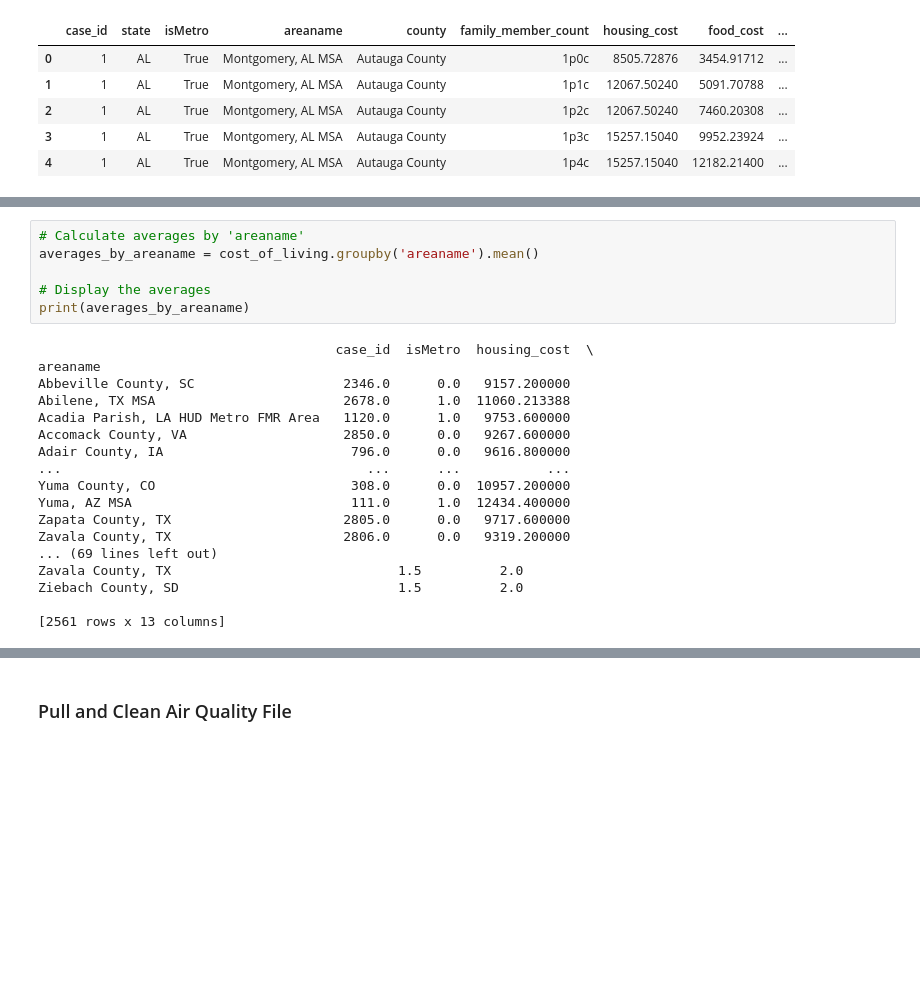
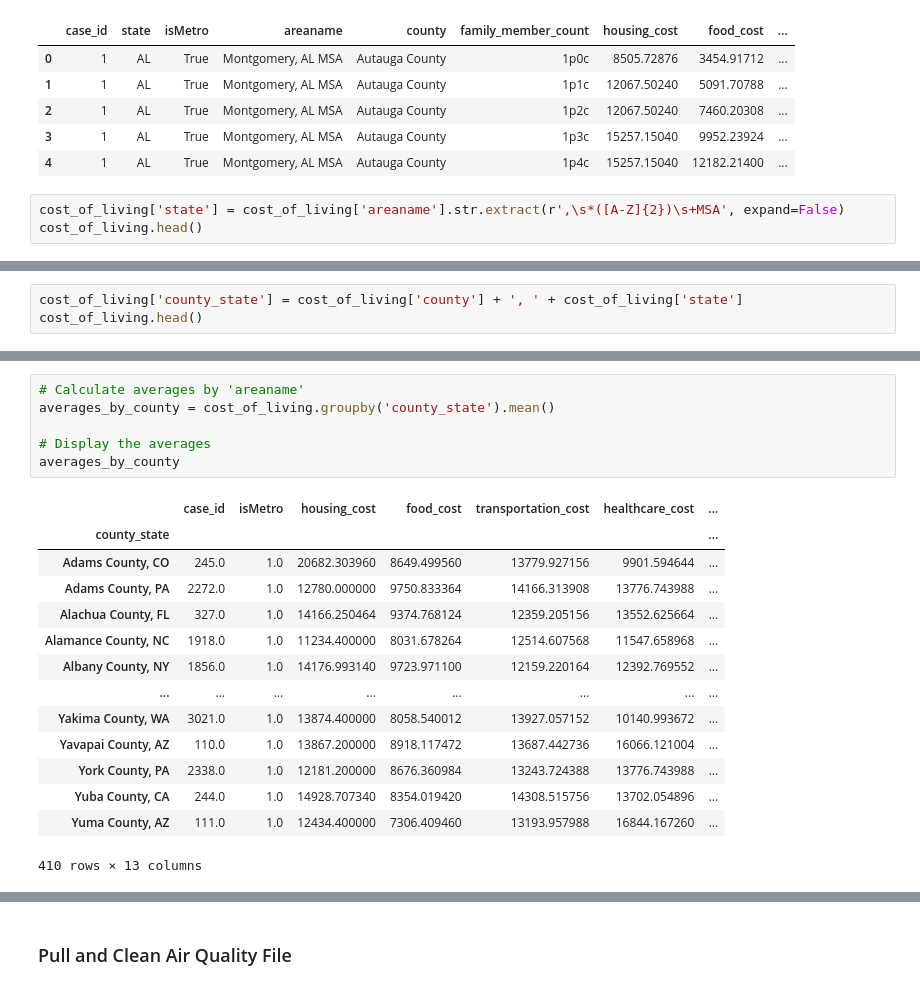
Before and after one commit to kflemming30/6505-Project, a Jupyter notebook: airbnb_data_exploration.ipynb, the cells around one changed output, grey strips where cells are left out. Drawn from its saved outputs; the diff is of its cells as text; blank space fills up the shorter version.

```diff
--- a/airbnb_data_exploration.ipynb
+++ b/airbnb_data_exploration.ipynb
@@ -154,3 +152,6 @@ cost_of_living.head()
 | 2 | 1 | AL | True | Montgomery, AL MSA | Autauga County | 1p2c | 12067.50240 | 7460.20308 | ... |
 | 3 | 1 | AL | True | Montgomery, AL MSA | Autauga County | 1p3c | 15257.15040 | 9952.23924 | ... |
 | 4 | 1 | AL | True | Montgomery, AL MSA | Autauga County | 1p4c | 15257.15040 | 12182.21400 | ... |
+# %%
+cost_of_living['state'] = cost_of_living['areaname'].str.extract(r',\s*([A-Z]{2})\s+MSA', expand=False)
+cost_of_living.head()
@@ -156,0 +165,3 @@ cost_of_living.head()
+# %%
+cost_of_living['county_state'] = cost_of_living['county'] + ', ' + cost_of_living['state']
+cost_of_living.head()
@@ -187,25 +205,22 @@ child_count                6286
 dtype: int64
 # %%
 # Calculate averages by 'areaname'
-averages_by_areaname = cost_of_living.groupby('areaname').mean()
+averages_by_county = cost_of_living.groupby('county_state').mean()
 
 # Display the averages
-print(averages_by_areaname)
+averages_by_county
 # %% [output]
+|  | case_id | isMetro | housing_cost | food_cost | transportation_cost | healthcare_cost | ... |
+| county_state |  |  |  |  |  |  | ... |
+| Adams County, CO | 245.0 | 1.0 | 20682.303960 | 8649.499560 | 13779.927156 | 9901.594644 | ... |
+| Adams County, PA | 2272.0 | 1.0 | 12780.000000 | 9750.833364 | 14166.313908 | 13776.743988 | ... |
+| Alachua County, FL | 327.0 | 1.0 | 14166.250464 | 9374.768124 | 12359.205156 | 13552.625664 | ... |
+| Alamance County, NC | 1918.0 | 1.0 | 11234.400000 | 8031.678264 | 12514.607568 | 11547.658968 | ... |
+| Albany County, NY | 1856.0 | 1.0 | 14176.993140 | 9723.971100 | 12159.220164 | 12392.769552 | ... |
+| ... | ... | ... | ... | ... | ... | ... | ... |
+| Yakima County, WA | 3021.0 | 1.0 | 13874.400000 | 8058.540012 | 13927.057152 | 10140.993672 | ... |
+| Yavapai County, AZ | 110.0 | 1.0 | 13867.200000 | 8918.117472 | 13687.442736 | 16066.121004 | ... |
+| York County, PA | 2338.0 | 1.0 | 12181.200000 | 8676.360984 | 13243.724388 | 13776.743988 | ... |
+| Yuba County, CA | 244.0 | 1.0 | 14928.707340 | 8354.019420 | 14308.515756 | 13702.054896 | ... |
+| Yuma County, AZ | 111.0 | 1.0 | 12434.400000 | 7306.409460 | 13193.957988 | 16844.167260 | ... |
-                                      case_id  isMetro  housing_cost  \
-areaname
-Abbeville County, SC                   2346.0      0.0   9157.200000
-Abilene, TX MSA                        2678.0      1.0  11060.213388
-Acadia Parish, LA HUD Metro FMR Area   1120.0      1.0   9753.600000
-Accomack County, VA                    2850.0      0.0   9267.600000
-Adair County, IA                        796.0      0.0   9616.800000
-...                                       ...      ...           ...
-Yuma County, CO                         308.0      0.0  10957.200000
-Yuma, AZ MSA                            111.0      1.0  12434.400000
-Zapata County, TX                      2805.0      0.0   9717.600000
-Zavala County, TX                      2806.0      0.0   9319.200000
-... (69 lines left out)
-Zavala County, TX                             1.5          2.0
-Ziebach County, SD                            1.5          2.0
-
-[2561 rows x 13 columns]
+410 rows × 13 columns
```
Also changed, not shown: parts of 19 cells of this notebook, 3 other files.
